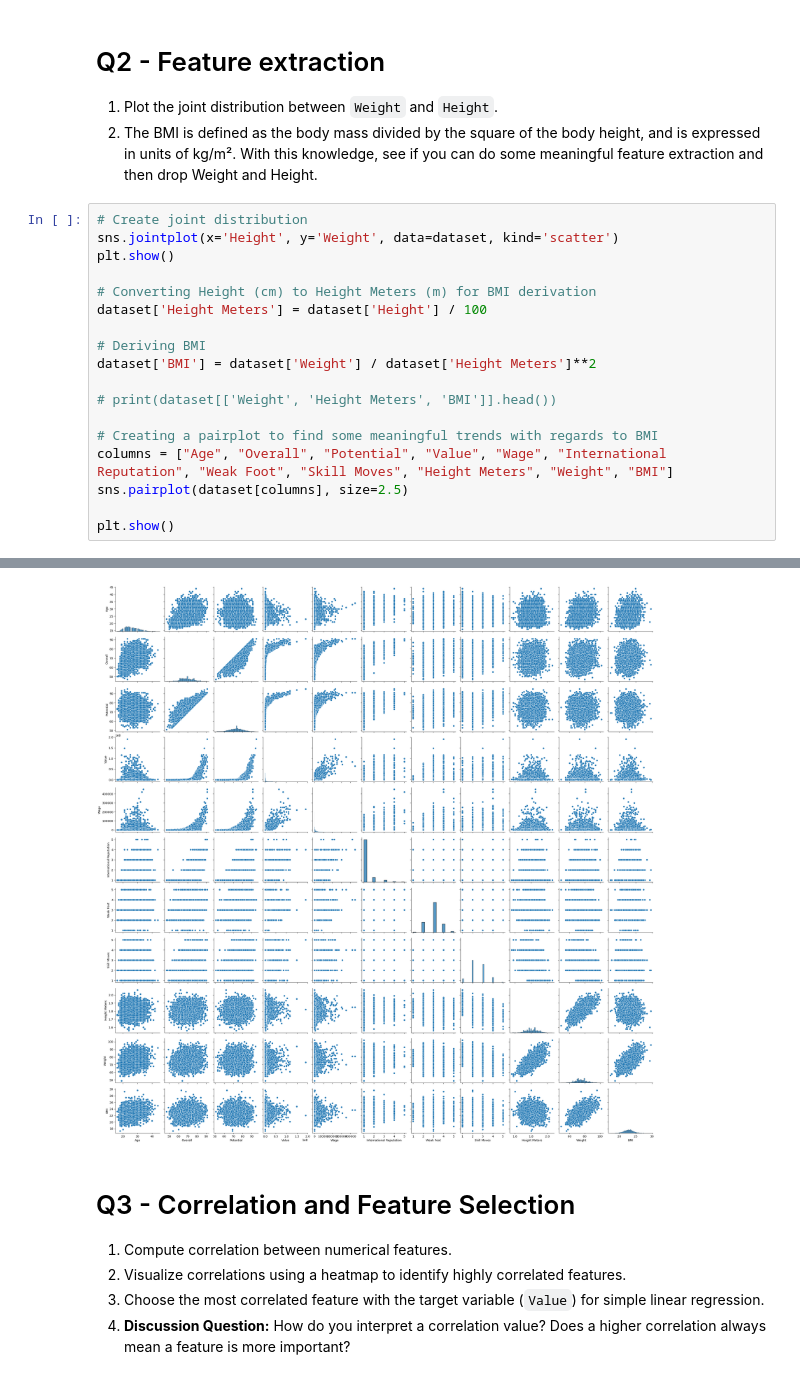
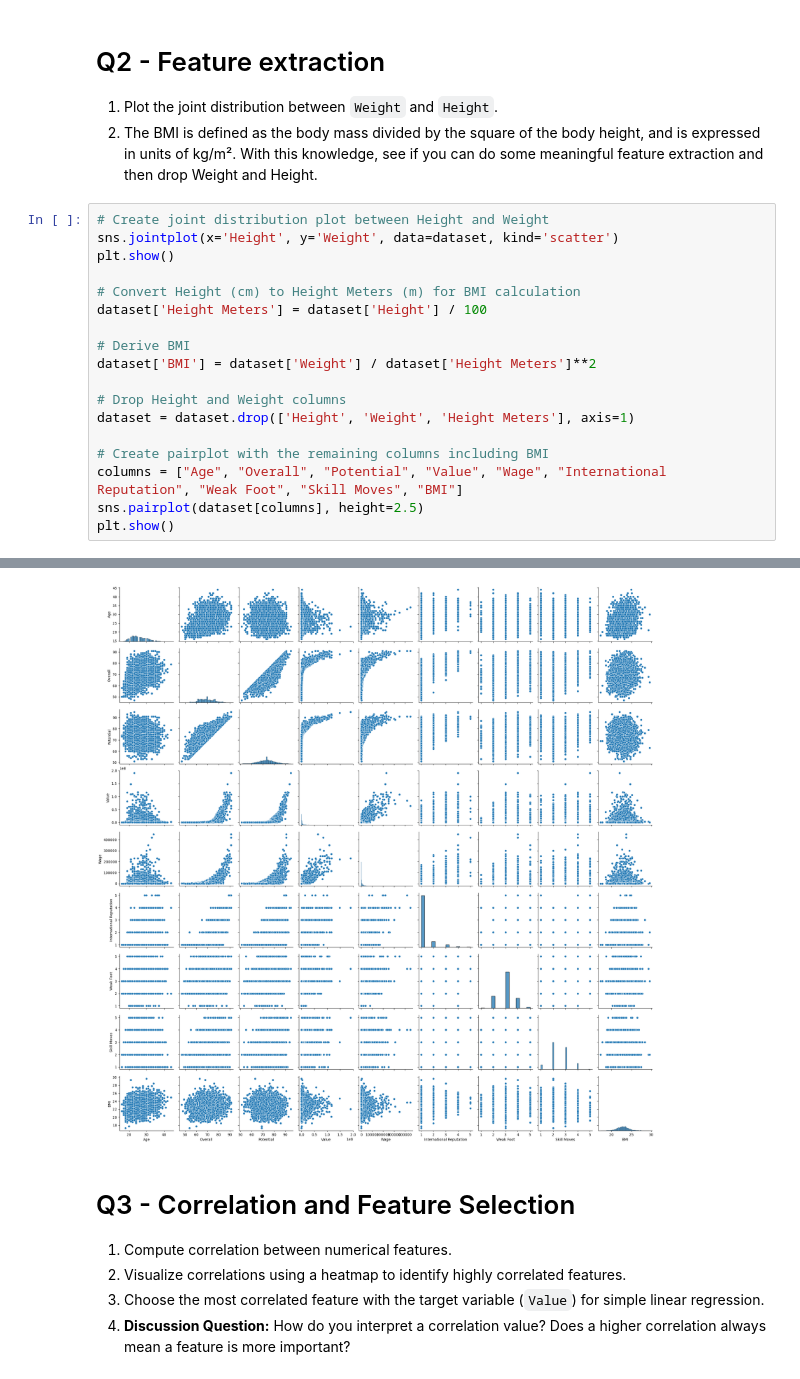
Before and after one commit to JanikThePanic/DATASCI3000-lab-assignments, a Jupyter notebook: Assignment 1/Assignment 1_Linear Regression.ipynb, the cells around one changed output, grey strips where cells are left out. Cells and saved outputs as stored; diff of their text form.

```diff
--- a/Assignment 1/Assignment 1_Linear Regression.ipynb
+++ b/Assignment 1/Assignment 1_Linear Regression.ipynb
@@ -72,26 +72,26 @@ Data exploration and visualization are crucial for understanding data characteri
 1. Plot the joint distribution between `Weight` and `Height`.
 2. The BMI is defined as the body mass divided by the square of the body height, and is expressed in units of kg/m². With this knowledge, see if you can do some meaningful feature extraction and then drop Weight and Height.
 # %%
-# Create joint distribution
+# Create joint distribution plot between Height and Weight
 sns.jointplot(x='Height', y='Weight', data=dataset, kind='scatter')
 plt.show()
 
-# Converting Height (cm) to Height Meters (m) for BMI derivation
+# Convert Height (cm) to Height Meters (m) for BMI calculation
 dataset['Height Meters'] = dataset['Height'] / 100
 
-# Deriving BMI
+# Derive BMI
 dataset['BMI'] = dataset['Weight'] / dataset['Height Meters']**2
 
-# print(dataset[['Weight', 'Height Meters', 'BMI']].head())
+# Drop Height and Weight columns
+dataset = dataset.drop(['Height', 'Weight', 'Height Meters'], axis=1)
 
-# Creating a pairplot to find some meaningful trends with regards to BMI
-columns = ["Age", "Overall", "Potential", "Value", "Wage", "International Reputation", "Weak Foot", "Skill Moves", "Height Meters", "Weight", "BMI"]
-sns.pairplot(dataset[columns], size=2.5)
-
+# Create pairplot with the remaining columns including BMI
+columns = ["Age", "Overall", "Potential", "Value", "Wage", "International Reputation", "Weak Foot", "Skill Moves", "BMI"]
+sns.pairplot(dataset[columns], height=2.5)
 plt.show()
 # %% [output]
 [figure]
-[figure, old version]
+[figure, new version]
 # %% [markdown]
 # Q3 - Correlation and Feature Selection
 
```
